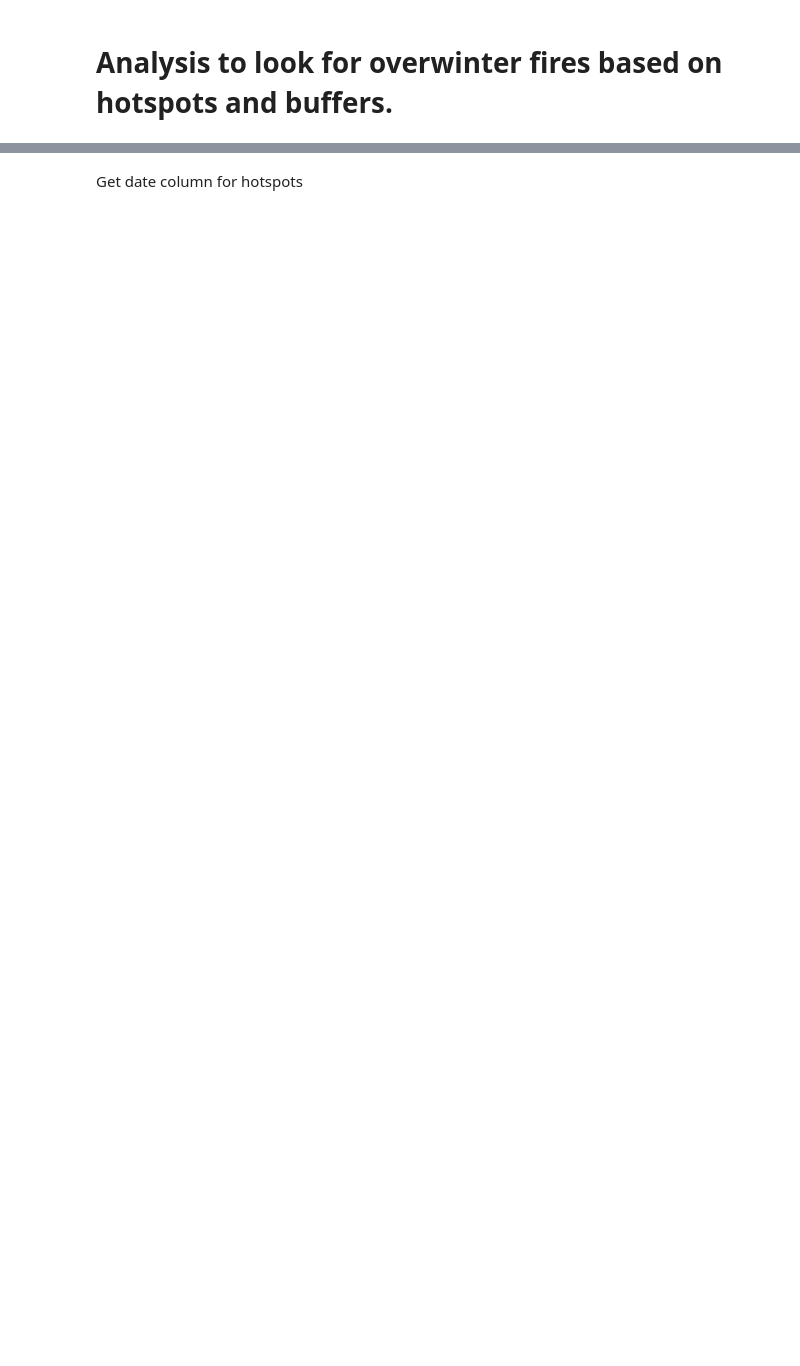
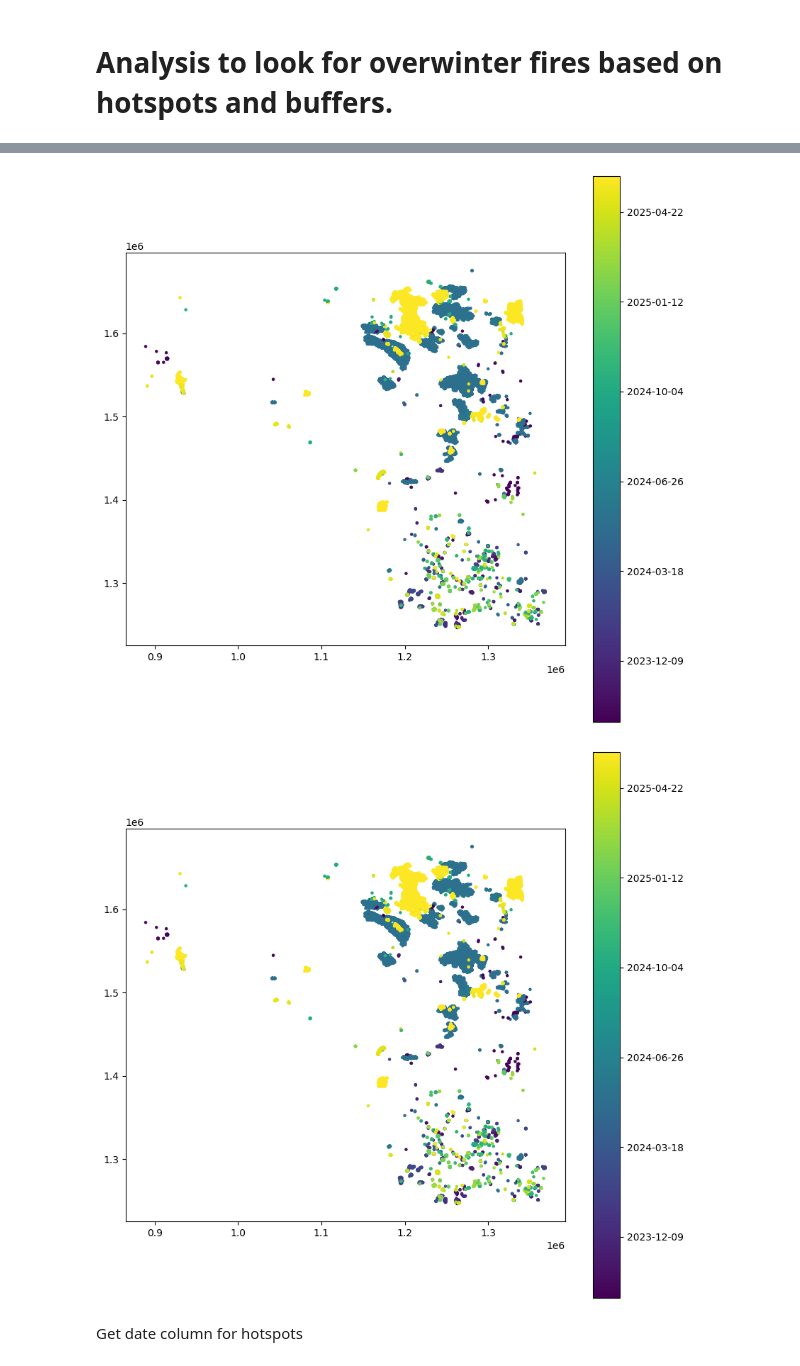
Before and after one commit to jackagoldman/overwintering, a Jupyter notebook: notebooks/overwinter_analysis.ipynb, the cells around one changed output, grey strips where cells are left out. Cells and saved outputs as stored; diff of their text form; code cells hidden in the pictures; blank space fills up the shorter version.

```diff
--- a/notebooks/overwinter_analysis.ipynb
+++ b/notebooks/overwinter_analysis.ipynb
@@ -179,6 +53,25 @@ hotspots.head()
 | 2 | 56.76736 | -121.33795 | 328.85 | 0.56 | 0.43 | 2024/02/23 00:00:00 | 2001 | N20 | VIIRS | ... |
 | 3 | 56.77076 | -121.34865 | 336.76 | 0.48 | 0.65 | 2024/02/17 00:00:00 | 2154 | N20 | VIIRS | ... |
 | 4 | 56.80400 | -121.30665 | 340.56 | 0.47 | 0.48 | 2024/02/13 00:00:00 | 1948 | N20 | VIIRS | ... |
+# %%
+# Quick plot of hotspots coloured by acquisition date (safe for Matplotlib)
+import matplotlib.pyplot as plt
+import matplotlib.dates as mdates
+import matplotlib.ticker as mticker
+# ensure datetime dtype and create numeric date for colormapping
+hotspots['ACQ_DATE'] = pd.to_datetime(hotspots['ACQ_DATE'])
+hotspots['date_num'] = hotspots['ACQ_DATE'].map(mdates.date2num)
+fig, ax = plt.subplots(figsize=(10, 10))
+col = hotspots.plot(column='date_num', ax=ax, legend=True, cmap='viridis', markersize=5)
+# format colorbar ticks back to readable dates
+cax = fig.axes[-1]
+def _num2date(x, pos):
+    return mdates.num2date(x).strftime('%Y-%m-%d')
+cax.yaxis.set_major_formatter(mticker.FuncFormatter(_num2date))
+fig
+# %% [output]
+[figure, added]
+[figure, added]
 # %% [markdown]
 Get date column for hotspots
 # %%
```
Also changed, not shown: parts of 46 cells of this notebook.
